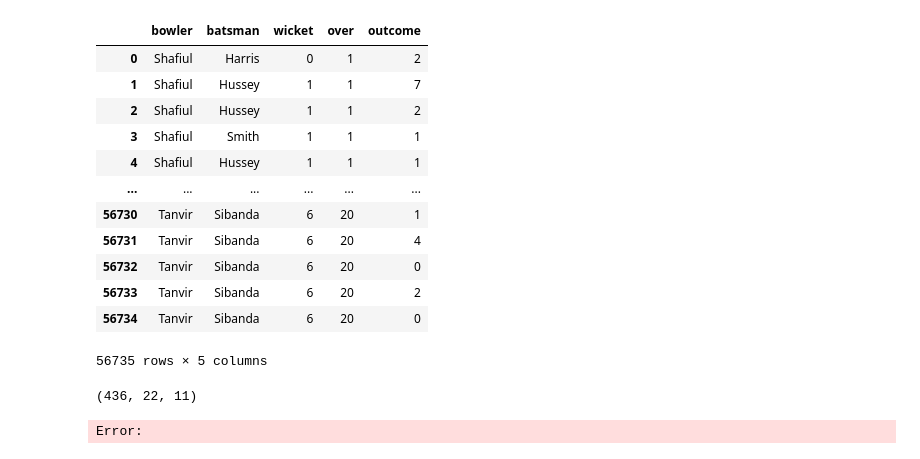
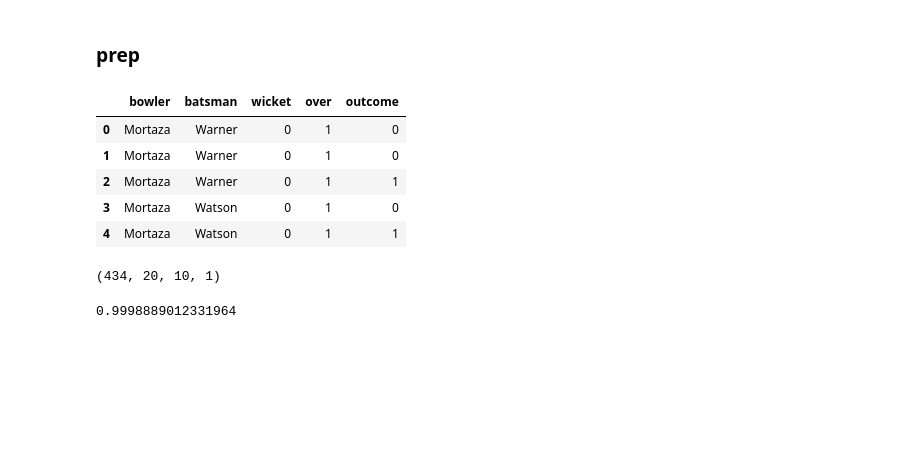
Before and after one commit to aadya-agrawal/btp, a Jupyter notebook: sim.ipynb, the cells around one changed output. Saved outputs shown, nothing was run; the diff lists cells and outputs as text; code cells hidden in the pictures; blank space fills up the shorter version.

```diff
--- a/sim.ipynb
+++ b/sim.ipynb
@@ -1,3 +1,5 @@
+# %% [markdown]
+### prep
 # %%
 import pickle
 import pandas as pd
@@ -5,22 +7,15 @@ import numpy as np
 # %%
 with open('df1.pkl', 'rb') as f:
     data = pickle.load(f)
 df = pd.DataFrame(data)
-df
+df.head()
 # %% [output]
 |  | bowler | batsman | wicket | over | outcome |
-| 0 | Shafiul | Harris | 0 | 1 | 2 |
-| 1 | Shafiul | Hussey | 1 | 1 | 7 |
-| 2 | Shafiul | Hussey | 1 | 1 | 2 |
-| 3 | Shafiul | Smith | 1 | 1 | 1 |
-| 4 | Shafiul | Hussey | 1 | 1 | 1 |
-| ... | ... | ... | ... | ... | ... |
-| 56730 | Tanvir | Sibanda | 6 | 20 | 1 |
-| 56731 | Tanvir | Sibanda | 6 | 20 | 4 |
-| 56732 | Tanvir | Sibanda | 6 | 20 | 0 |
-| 56733 | Tanvir | Sibanda | 6 | 20 | 2 |
-| 56734 | Tanvir | Sibanda | 6 | 20 | 0 |
+| 0 | Mortaza | Warner | 0 | 1 | 0 |
+| 1 | Mortaza | Warner | 0 | 1 | 0 |
+| 2 | Mortaza | Warner | 0 | 1 | 1 |
+| 3 | Mortaza | Watson | 0 | 1 | 0 |
+| 4 | Mortaza | Watson | 0 | 1 | 1 |
-56735 rows × 5 columns
 # %%
 X = np.load("X_mat.npy")
 # %%
@@ -28,5 +23,10 @@ balls_faced = X.sum(axis=3)
 # %%
-balls_faced.shape
+n_mat.shape
 # %% [output]
-(436, 22, 11)
+(434, 20, 10, 1)
-Error:
+# %%
+emp_prob = X / (n_mat+0.001)
+# emp_prob.shape
+np.max(emp_prob)
+# %% [output]
+0.9998889012331964
```
Also changed, not shown: parts of 13 cells of this notebook, 3 other files.
